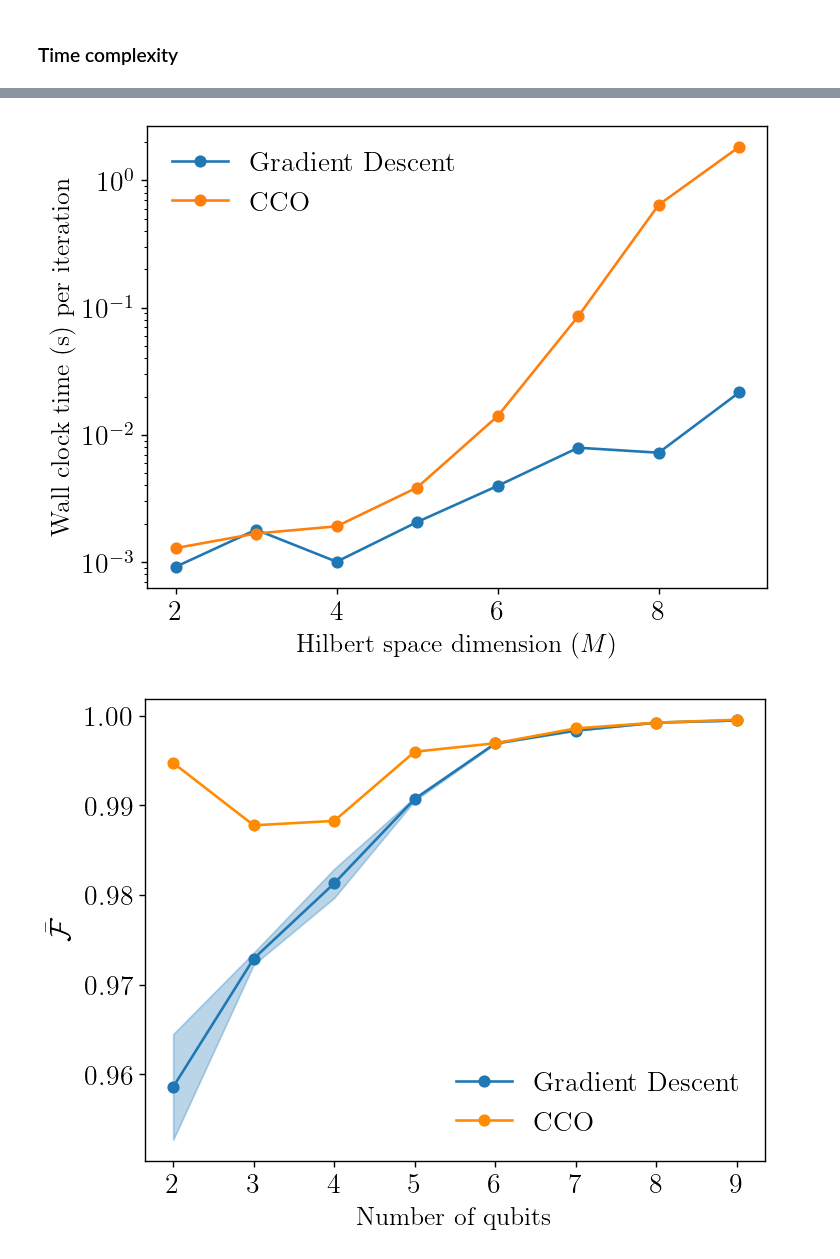
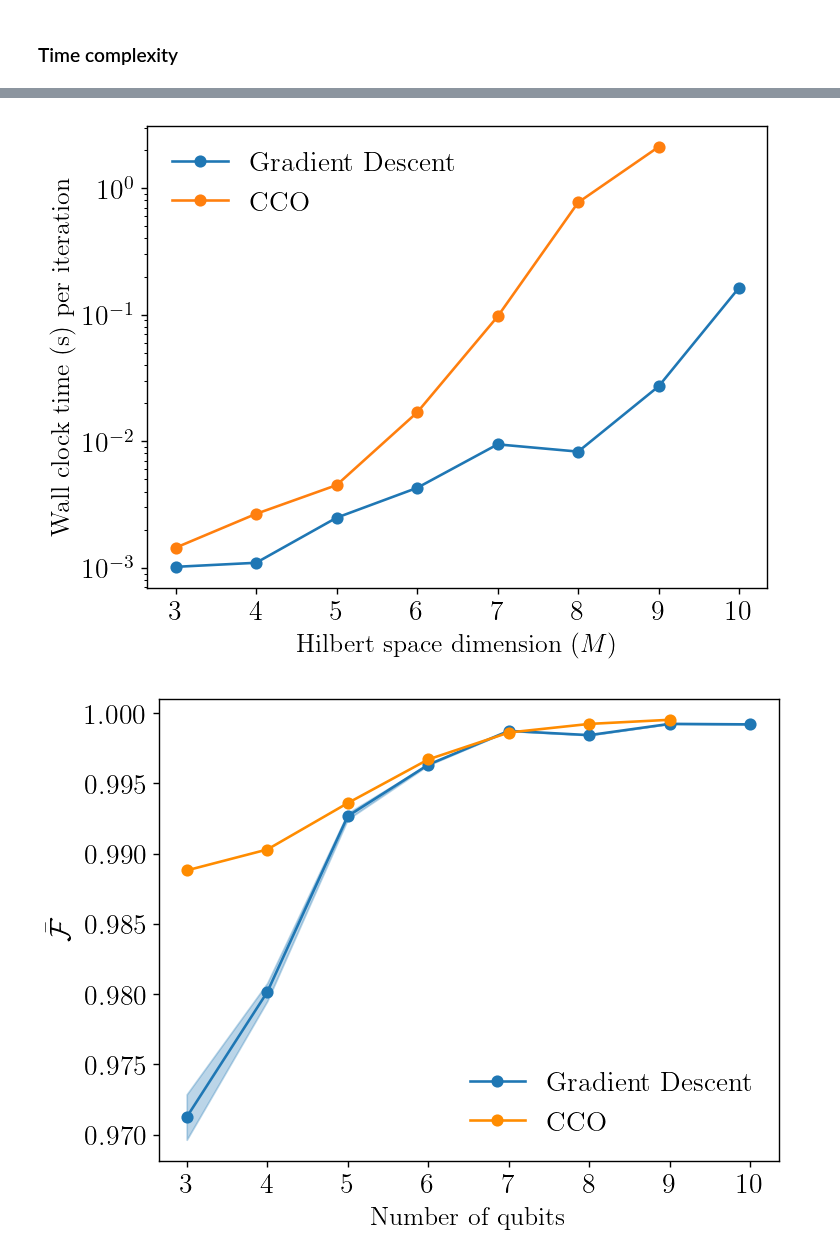
Before and after one commit to amanuelanteneh/gd-qdt, a Jupyter notebook: notebooks/DV/dv_time_comp.ipynb, the cells around one changed output, grey strips where cells are left out. Saved outputs shown, nothing was run; the diff lists cells and outputs as text; code cells hidden in the pictures.

```diff
--- a/notebooks/DV/dv_time_comp.ipynb
+++ b/notebooks/DV/dv_time_comp.ipynb
@@ -25,10 +25,18 @@ plt.rcParams.update({"text.usetex": True, "font.family": "Helvetica"})
 
 seed = 42  # for reproducibility
 th.manual_seed(seed);
+# %%
+def set_batch_size(num_qubits: int, hyperparams: Hyperparameters) -> None:
+    if num_qubits < 3:
+        hyperparams.batch_size = 2**num_qubits
+    elif num_qubits > 7:
+        hyperparams.batch_size = 64
+    else:
+        hyperparams.batch_size = 16
 # %% [markdown]
 ### Time complexity
 # %%
-num_qubits_list = [2, 3, 4, 5, 6, 7, 8, 9, 10]
+num_qubits_list = [3, 4, 5, 6, 7, 8, 9, 10]
 device = 'cpu'
 lam_l1 = 0e-5
 number = 5
@@ -112,7 +120,7 @@ time_per_iter_gd = [ t/hyperparams.num_epochs for t in time_gd ]
 time_per_iter_cco = [ t/iters for t, iters in zip(time_cco, iters_cco) ]
 # %%
 plt.plot(num_qubits_list, time_per_iter_gd, label=r'\textrm{Gradient Descent}', marker="o")
-plt.plot(num_qubits_list, time_per_iter_cco, label=r'\textrm{CCO}', marker="o")
+plt.plot(num_qubits_list[:len(time_cco)], time_per_iter_cco, label=r'\textrm{CCO}', marker="o")
 plt.xlabel(r"\textrm{Hilbert space dimension} $(M)$", fontsize=15)
 plt.xticks(num_qubits_list)
 plt.ylabel(r"$\textrm{Wall clock time (s) per iteration}$", fontsize=15)
@@ -120,19 +128,16 @@ plt.yscale("log")
 plt.legend(fancybox=True, ncol=1, frameon=False)
 plt.show();
 # %% [output]
-[figure, old version]
+[figure, new version]
 # %%
 gd_trials = 10
 avg_fids_gd_sample = []
 
 for num_qubits in tqdm(num_qubits_list, desc="Performing time experiments"):
-    if num_qubits == 2:
-        hyperparams.batch_size = 4
-    else:
-        hyperparams.batch_size = 25
+    set_batch_size(num_qubits, hyperparams)
 
     avg_fids_gd_M = []
-    # True detector POVM
+    # Random Z-basis diagonal detector POVM
     true_povm = rand_DV_diag_povm(num_qubits=num_qubits)
     true_povm = th.vstack( [th.diagonal(E) for E in true_povm] ).T
 
@@ -140,7 +145,8 @@ for num_qubits in tqdm(num_qubits_list, desc="Performing time experiments"):
     probes = get_qubit_probe_states(num_qubits, return_dm=False, povm_is_diag=True, device=device).abs() ** 2
 
     targets = probes @ true_povm
-
+    # `probes` dimension is num probe states x hilbert dim
+    # `targets` dimensions is num probes x num povm elements
     M, N, = probes.shape[1], targets.shape[1]
 
     probes = probes.to(device, dtype=th.float32)
@@ -157,8 +163,8 @@ for num_qubits in tqdm(num_qubits_list, desc="Performing time experiments"):
 
         Pi = th.softmax(logits, dim=1).to('cpu')  # rows are probability vectors so apply softmax along them
 
-        if check_diag_povm(Pi.T, tol=1e-5) is not True:
-            print(f"WARNING: Gradient descent got invalid solution POVM for M={M}")
+        if check_diag_povm(Pi.T, tol=1e-4) is not True:
+            print(f"WARNING: Gradient descent got solution POVM for {num_qubits} qubits which is below error tolerance.")
 
         Fs = [ diag_povm_fidelity(th.diag(Pi[:, i]), true_povm[:, i]) for i in range(true_povm.shape[1]) ]
         avg_fids_gd_M.append(sum(Fs)/len(Fs))
@@ -167,17 +173,19 @@ for num_qubits in tqdm(num_qubits_list, desc="Performing time experiments"):
 # %%
 arr = np.array(avg_fids_gd_sample)
 mean = arr.mean(axis=1)
 lower = mean - np.std(arr, axis=1)
 upper = mean + np.std(arr, axis=1)
 
 plt.plot(num_qubits_list, mean, color='C0', label=r'\textrm{Gradient Descent}', marker="o")
 plt.fill_between(num_qubits_list, lower, upper, color='C0', alpha=0.3)
-plt.plot(num_qubits_list, avg_fids_cco, label=r'\textrm{CCO}', marker="o", color="darkorange")
+plt.plot(num_qubits_list[:len(avg_fids_cco)], avg_fids_cco, label=r'\textrm{CCO}', marker="o", color="darkorange")
+
 plt.xlabel(r"\textrm{Number of qubits}", fontsize=15)
 plt.xticks(num_qubits_list)
 plt.ylabel(r"$\bar{\mathcal{F}}$", fontsize=17.0)
 # plt.yscale("log")
+
 plt.legend(fancybox=True, ncol=1, frameon=False)
 plt.show();
 # %% [output]
-[figure, old version]
+[figure, new version]
```
Also changed, not shown: parts of 2 cells of this notebook, 1 other file.
